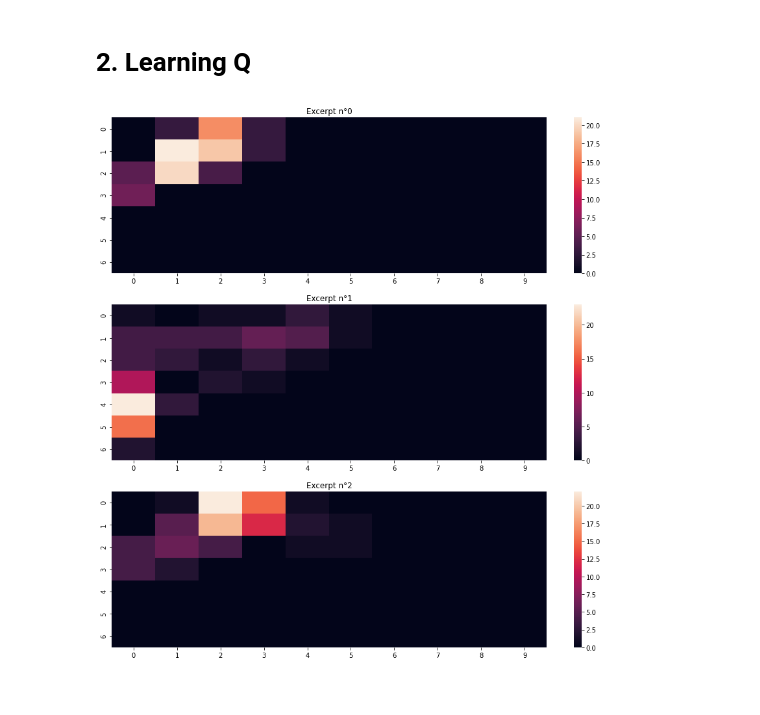
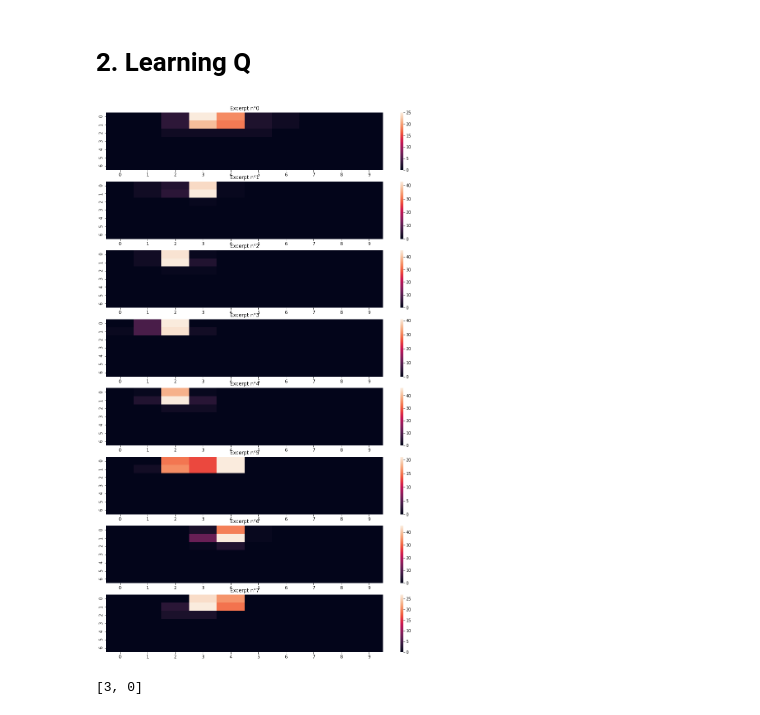
Before and after one commit to klegoff/windEnv, a Jupyter notebook: wind_notebook.ipynb, the cells around one changed output. Saved outputs shown, nothing was run; the diff lists cells and outputs as text; code cells hidden in the pictures.

Commit message:
Update notebook, make a save before rewriting some parts of qlearning agent class

```diff
--- a/wind_notebook.ipynb
+++ b/wind_notebook.ipynb
@@ -60,7 +60,7 @@ start = [3,0]
 #create env :
 env = WindyEnv(wind, goal, start)
 
-epsilon = 0.5
+epsilon = 0.1
 gamma = 0.9
 alpha = 0.5
 q=None
@@ -75,21 +75,26 @@ q_list = []
 historic=[]
 for n in range(N_gen):
     agent = qlearning_agent(epsilon, env,gamma,alpha,q) # after the first iteration, q will be already created (!=None)
-    if n in [0,10,100,1000]:
+    if n in [0,25,50,150,200,250,300,500,1000]:
         historic.append(train_agent(agent,max_step, env,get_historic=True))
     else:
         train_agent(agent,max_step, env)
 
     q = copy.deepcopy(agent.q)
+    q_list.append(q)
     #print(n,"gen.,\n", step,"step(s)")
     #agent.show(env)
 # %%
 # Here we vizualize which location are visited by the chosen individuals
 
-fig, axes = plt.subplots(len(historic),figsize=(15,15))
+fig, axes = plt.subplots(len(historic),figsize=(15,15*len(historic)//5))
 
 for i in range(len(historic)):
     axes[i] = vizualize_moves(historic[i],axes[i])
     axes[i].set_title("Excerpt n°" + str(i))
 # %% [output]
-[figure, old version]
+[figure, new version]
+# %%
+agent.state
+# %% [output]
+[3, 0]
```
Also changed, not shown: parts of 3 cells of this notebook, 1 other file.
